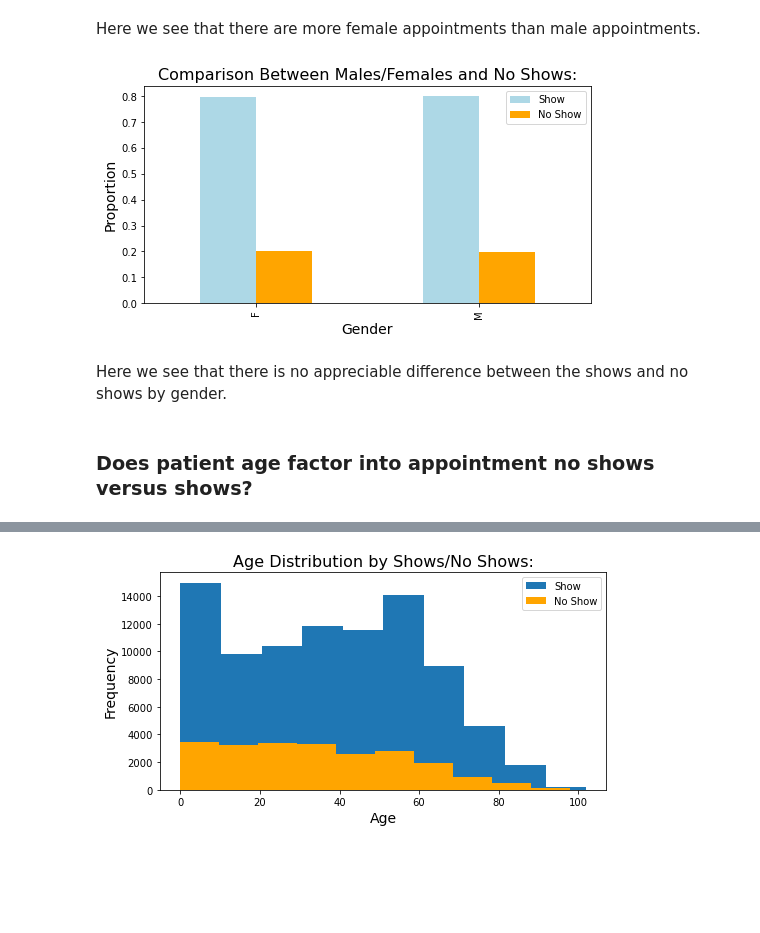
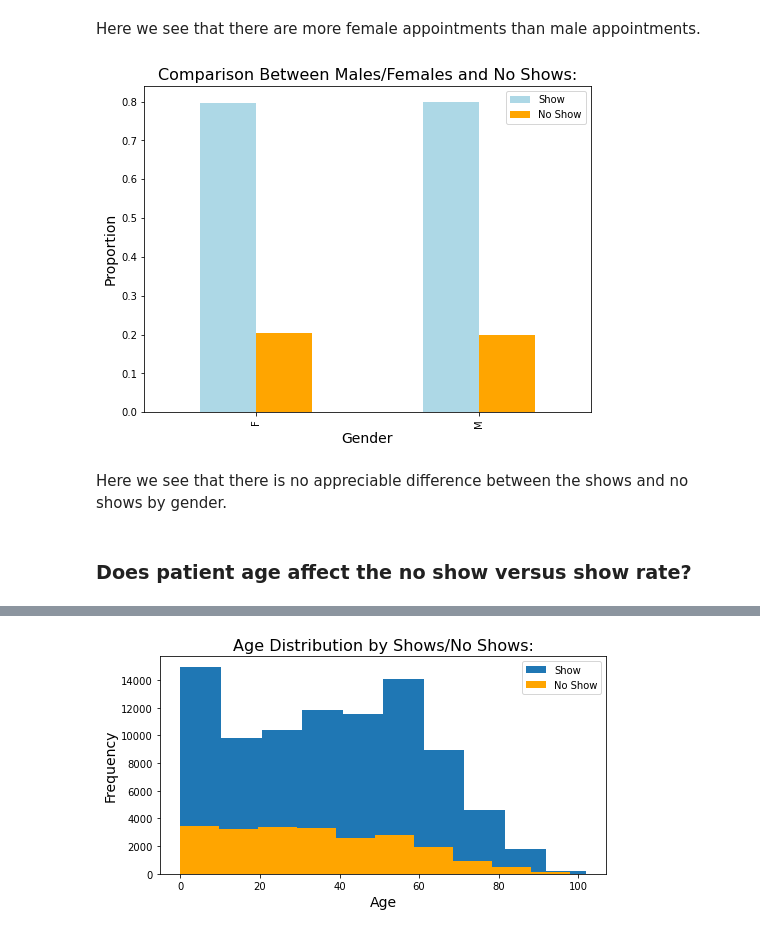
Before and after one commit to misterpsmith/wgu-c749, a Jupyter notebook: investigate-a-dataset/investigate-a-dataset.ipynb, the cells around one changed output, grey strips where cells are left out. Cells and saved outputs as stored; diff of their text form; code cells hidden in the pictures; blank space fills up the shorter version.

```diff
--- a/investigate-a-dataset/investigate-a-dataset.ipynb
+++ b/investigate-a-dataset/investigate-a-dataset.ipynb
@@ -449,22 +459,11 @@ plot.show()
 Here we see that there are more female appointments than male appointments.
 # %%
 # See relation between males/females and no shows.
-appointments_df.groupby('gender')[['show', 'not_show']].mean().plot(kind='bar',
-                                                    figsize=(8,4),
-                                                    color=['lightblue','orange'])
-
-# Set options.
-plot.xlabel('Gender', fontsize=14)
-plot.ylabel('Proportion', fontsize=14)
-plot.title('Comparison Between Males/Females and No Shows:',
-          fontsize=16)
-plot.legend(['Show', 'No Show'])
-
-# Display the chart.
-plot.show()
+bar_chart(appointments_df, 'gender', 'Gender',
+          'Comparison Between Males/Females and No Shows:', (8,6))
 # %% [output]
-[figure, old version]
+[figure, new version]
 # %% [markdown]
 Here we see that there is no appreciable difference between the shows and no shows by gender.
 # %% [markdown]
-### Does patient age factor into appointment no shows versus shows?
+### Does patient age affect the no show versus show rate?
```
Also changed, not shown: parts of 41 cells of this notebook, 2 other files.
